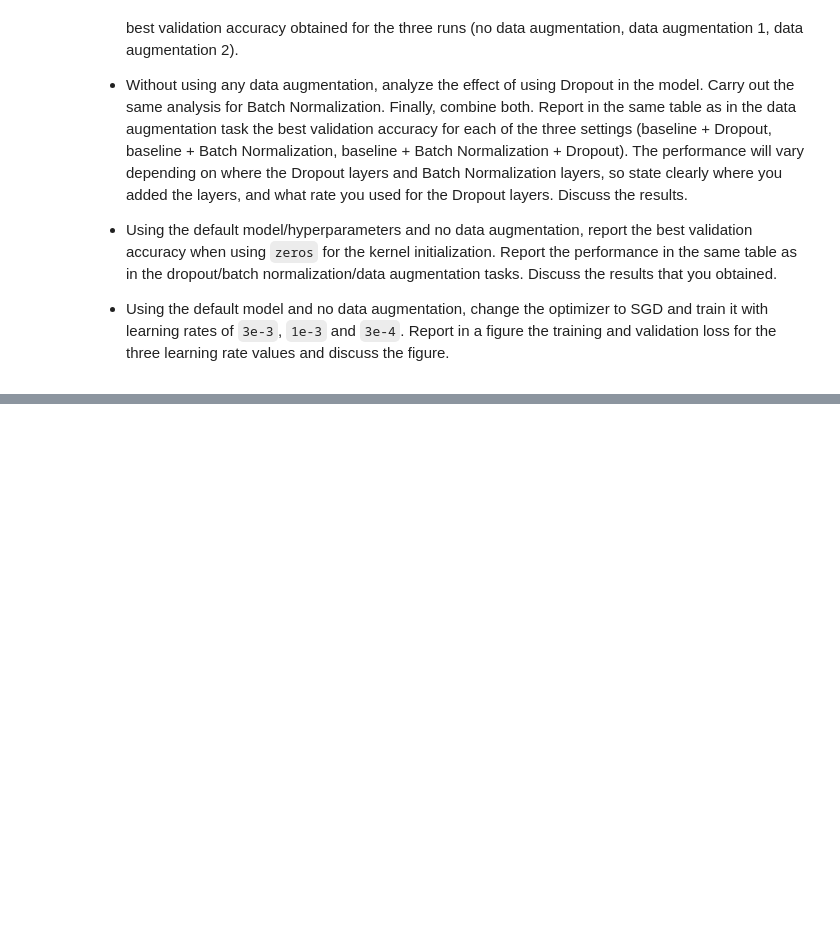
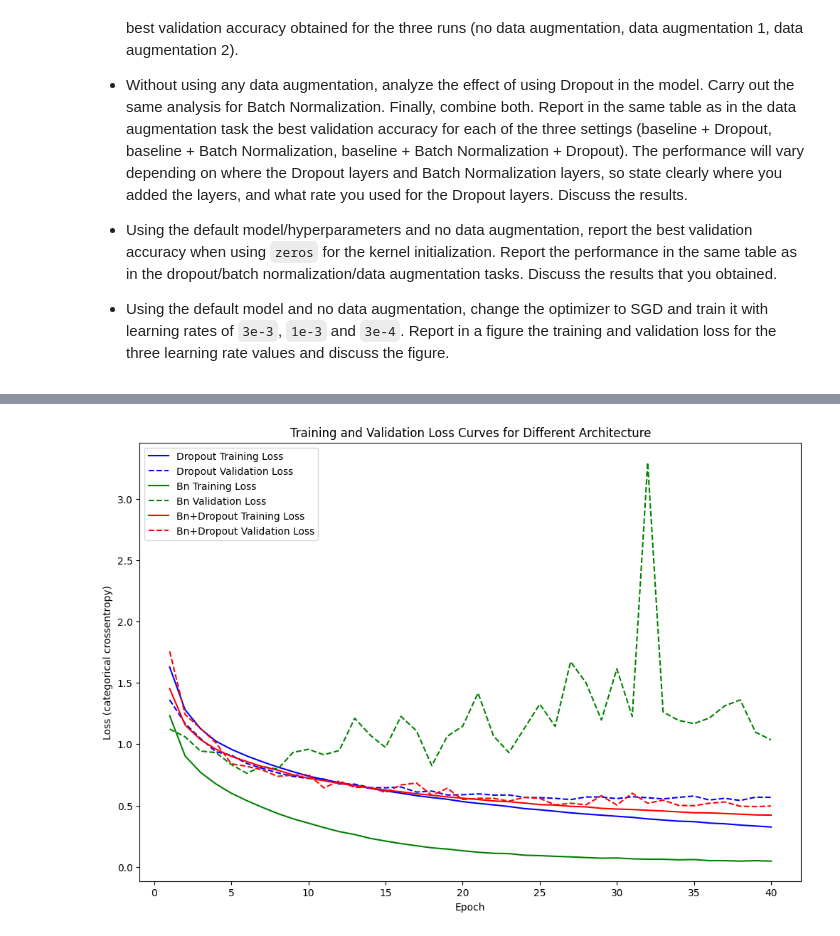
Before and after one commit to SaxonShang/EE2Project, a Jupyter notebook: 03_Network_Training.ipynb, the cells around one changed output, grey strips where cells are left out. Saved outputs shown, nothing was run; the diff lists cells and outputs as text; code cells hidden in the pictures; blank space fills up the shorter version.

```diff
--- a/03_Network_Training.ipynb
+++ b/03_Network_Training.ipynb
@@ -664,0 +766,27 @@ history = model.fit(X_train_n, Y_train_class, epochs=40, validation_data=(X_test
+# %%
+import matplotlib.pyplot as plt
+
+# Create an epoch range (assuming 40 epochs)
+epochs = range(1, 41)
+
+plt.figure(figsize=(12, 8))
+
+# Baseline (No Augmentation) curves
+plt.plot(epochs, history_dropout.history['loss'], 'b-', label='Dropout Training Loss')
+plt.plot(epochs, history_dropout.history['val_loss'], 'b--', label='Dropout Validation Loss')
+
+# Mild Augmentation curves
+plt.plot(epochs, history_bn.history['loss'], 'g-', label='Bn Training Loss')
+plt.plot(epochs, history_bn.history['val_loss'], 'g--', label='Bn Validation Loss')
+
+# Aggressive Augmentation curves
+plt.plot(epochs, history_bn_dropout.history['loss'], 'r-', label='Bn+Dropout Training Loss')
+plt.plot(epochs, history_bn_dropout.history['val_loss'], 'r--', label='Bn+Dropout Validation Loss')
+
+plt.xlabel('Epoch')
+plt.ylabel('Loss (categorical crossentropy)')
+plt.title('Training and Validation Loss Curves for Different Architecture')
+plt.legend()
+plt.show()
+# %% [output]
+[figure, added]
```
Also changed, not shown: parts of 1 cell of this notebook.
